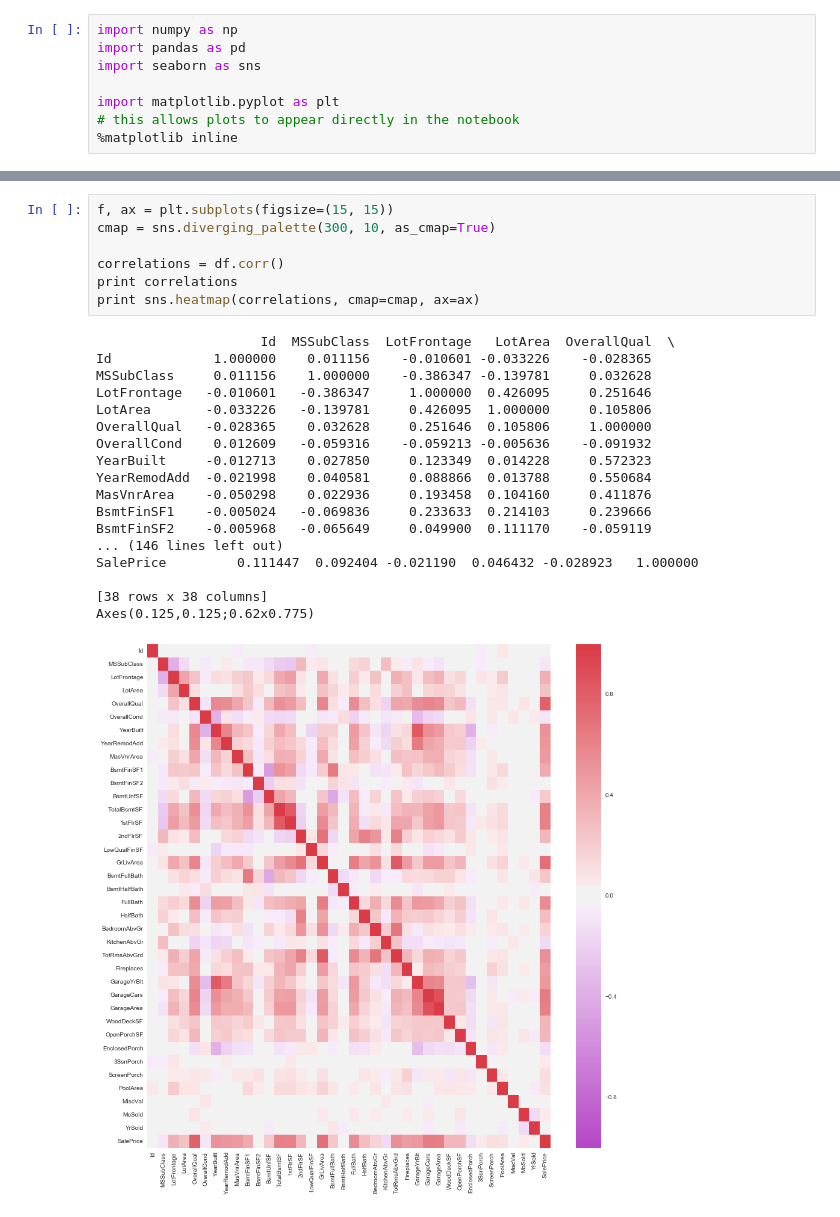
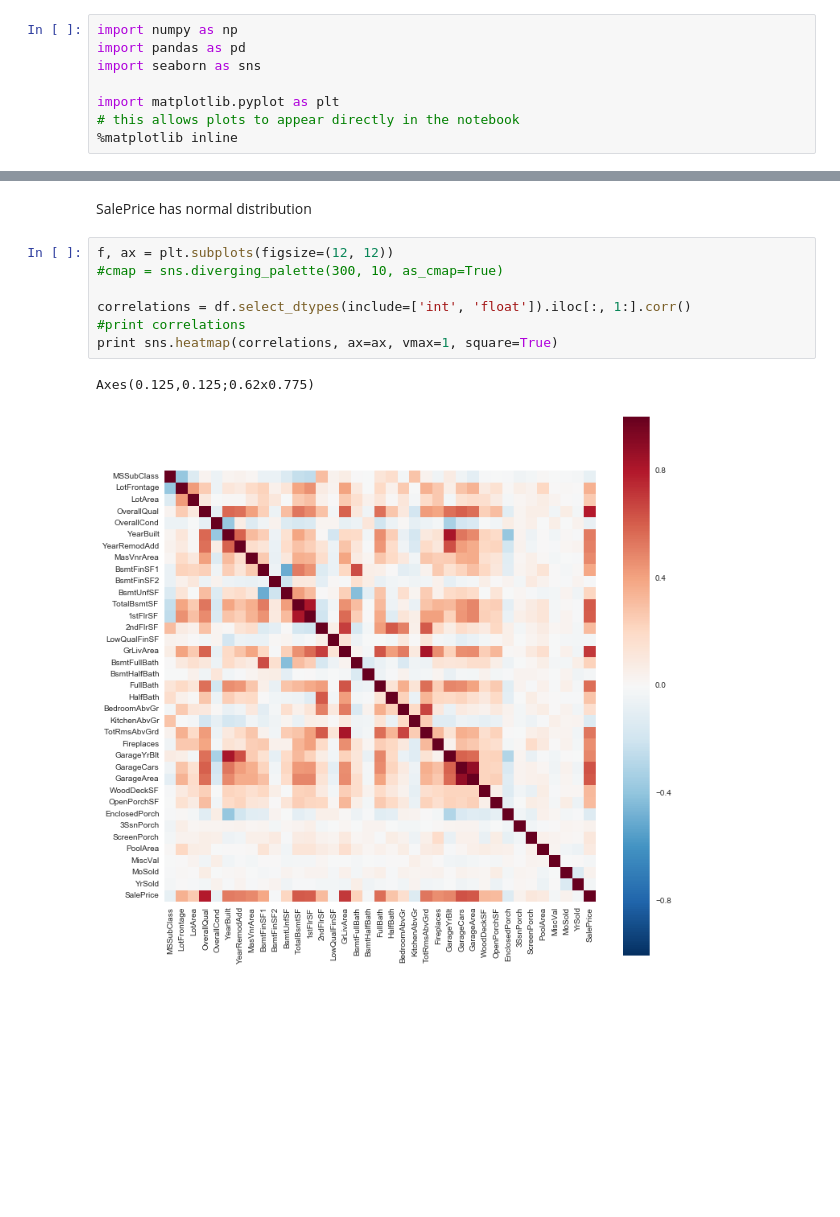
Before and after one commit to rajashreebaradur/Kaggle_HousePrices, a Jupyter notebook: getting_cleaning_data.ipynb, the cells around one changed output, grey strips where cells are left out. Saved outputs shown, nothing was run; the diff lists cells and outputs as text; blank space fills up the shorter version.

Commit message:
added correlation matrix
added correlation matrix and explanation to the strongly correlated
features with SalePrice

```diff
--- a/getting_cleaning_data.ipynb
+++ b/getting_cleaning_data.ipynb
@@ -85,29 +124,15 @@ sns.distplot(df['SalePrice'], kde=False, color='g', hist_kws={'alpha': 0.9})
 # %% [output]
 <matplotlib.axes._subplots.AxesSubplot at 0x...>
 [figure]
+# %% [markdown]
+SalePrice has normal distribution
 # %%
-f, ax = plt.subplots(figsize=(15, 15))
-cmap = sns.diverging_palette(300, 10, as_cmap=True)
+f, ax = plt.subplots(figsize=(12, 12))
+#cmap = sns.diverging_palette(300, 10, as_cmap=True)
 
-correlations = df.corr()
-print correlations
-print sns.heatmap(correlations, cmap=cmap, ax=ax)
+correlations = df.select_dtypes(include=['int', 'float']).iloc[:, 1:].corr()
+#print correlations
+print sns.heatmap(correlations, ax=ax, vmax=1, square=True)
 # %% [output]
-                     Id  MSSubClass  LotFrontage   LotArea  OverallQual  \
-Id             1.000000    0.011156    -0.010601 -0.033226    -0.028365
-MSSubClass     0.011156    1.000000    -0.386347 -0.139781     0.032628
-LotFrontage   -0.010601   -0.386347     1.000000  0.426095     0.251646
-LotArea       -0.033226   -0.139781     0.426095  1.000000     0.105806
-OverallQual   -0.028365    0.032628     0.251646  0.105806     1.000000
-OverallCond    0.012609   -0.059316    -0.059213 -0.005636    -0.091932
-YearBuilt     -0.012713    0.027850     0.123349  0.014228     0.572323
-YearRemodAdd  -0.021998    0.040581     0.088866  0.013788     0.550684
-MasVnrArea    -0.050298    0.022936     0.193458  0.104160     0.411876
-BsmtFinSF1    -0.005024   -0.069836     0.233633  0.214103     0.239666
-BsmtFinSF2    -0.005968   -0.065649     0.049900  0.111170    -0.059119
-... (146 lines left out)
-SalePrice         0.111447  0.092404 -0.021190  0.046432 -0.028923   1.000000
-
-[38 rows x 38 columns]
 Axes(0.125,0.125;0.62x0.775)
-[figure, old version]
+[figure, new version]
```
Also changed, not shown: parts of 16 cells of this notebook.
